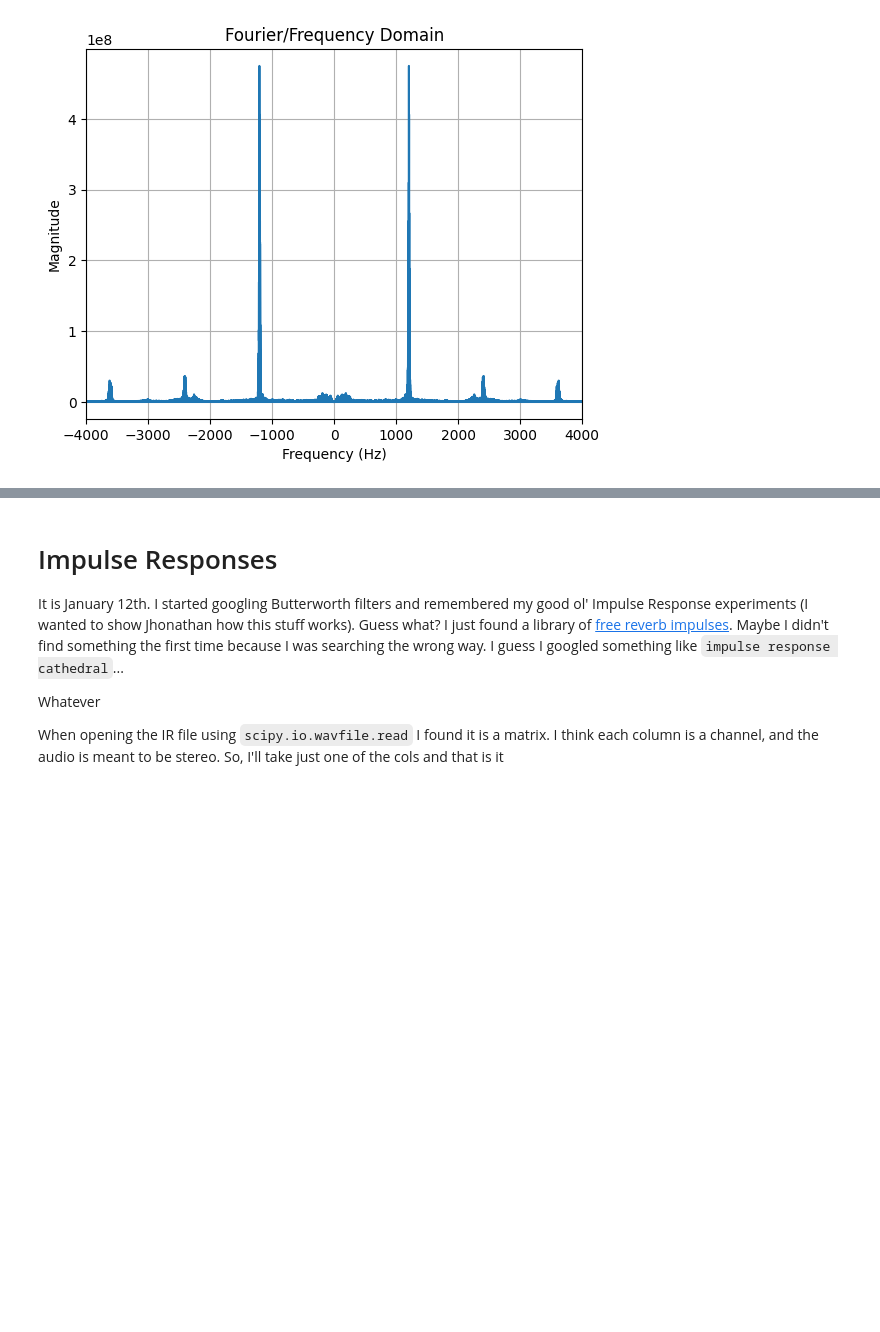
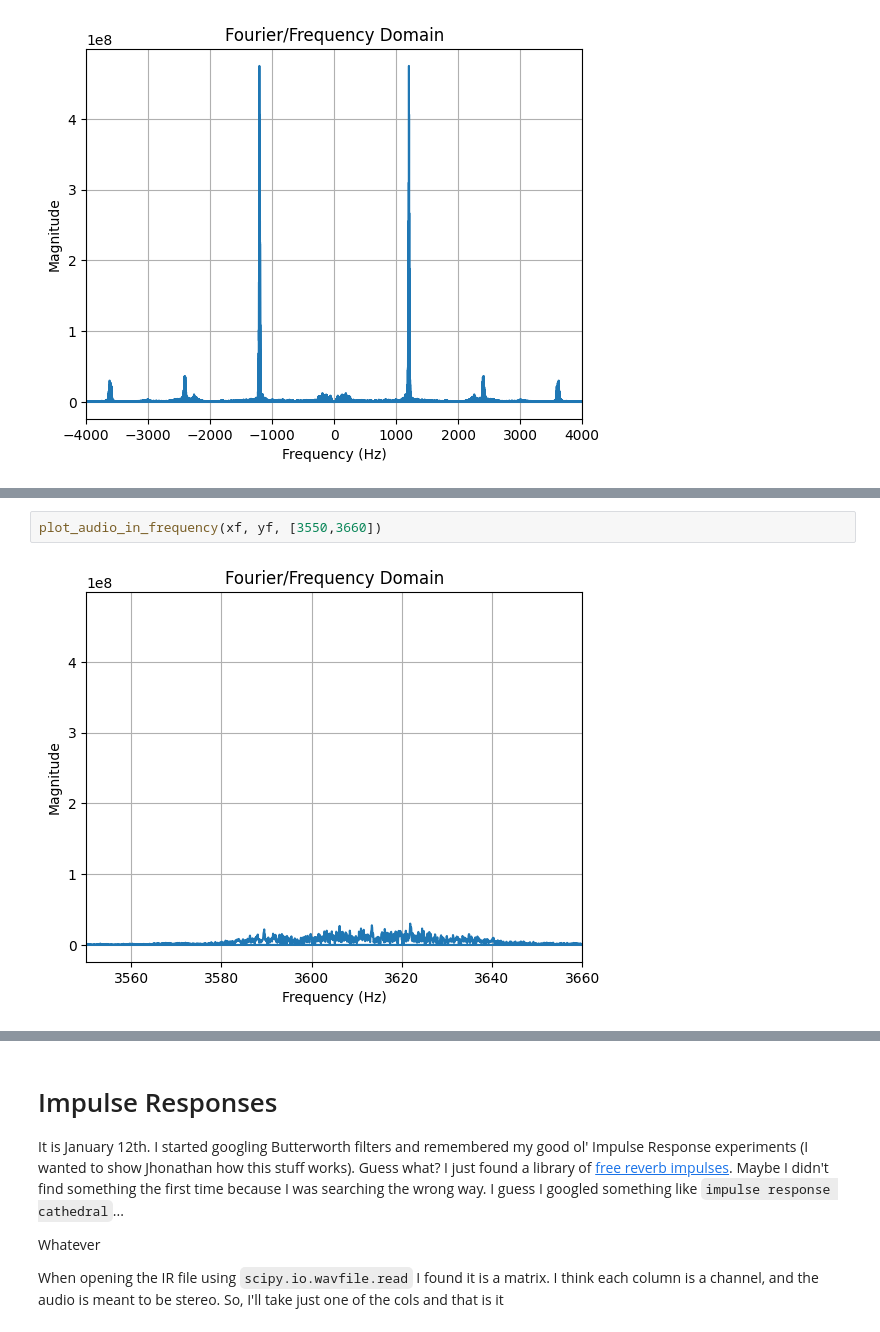
Before and after one commit to mtxslv/audio-processing-with-python, a Jupyter notebook: notebooks/audio_experiments.ipynb, the cells around one changed output, grey strips where cells are left out. Cells and saved outputs as stored; diff of their text form; blank space fills up the shorter version.

```diff
--- a/notebooks/audio_experiments.ipynb
+++ b/notebooks/audio_experiments.ipynb
@@ -64,0 +73,4 @@ plot_audio_in_frequency(xf, yf)
+# %%
+plot_audio_in_frequency(xf, yf, [3550,3660])
+# %% [output]
+[figure, added]
```
Also changed, not shown: parts of 9 cells of this notebook.
